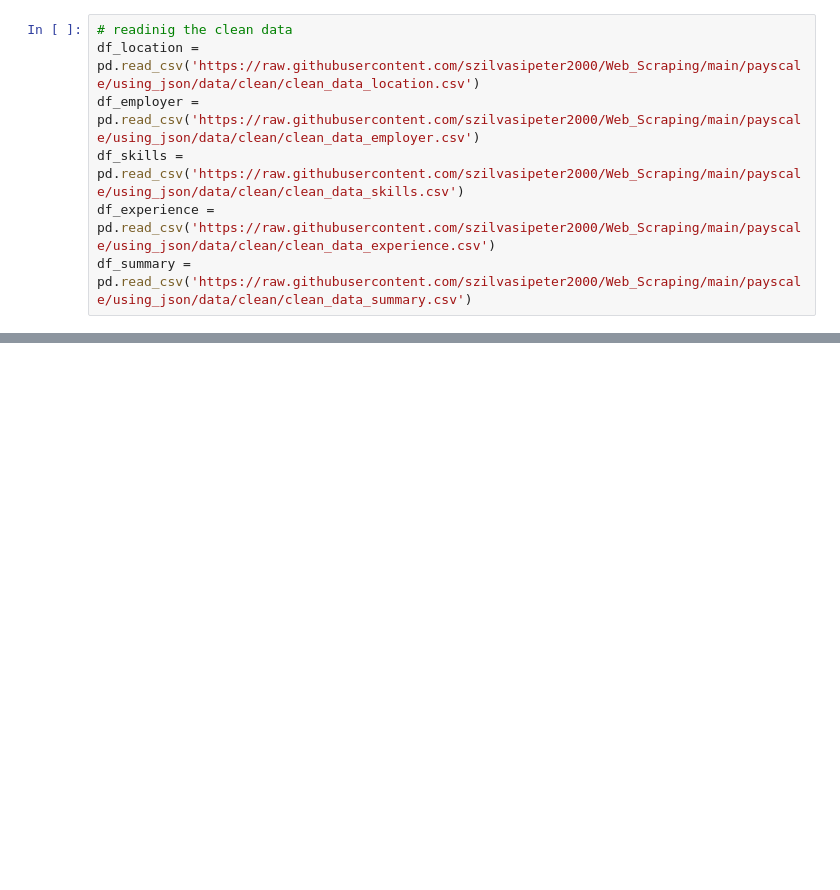
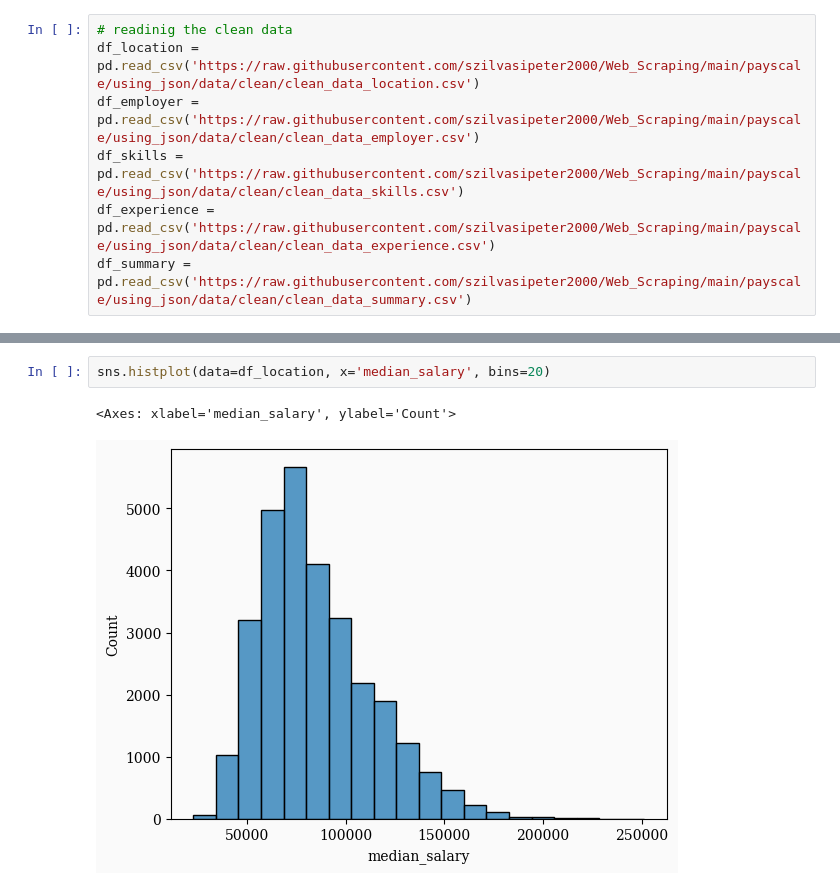
Before and after one commit to szilvasipeter2000/Web_Scraping, a Jupyter notebook: payscale/using_json/eda.ipynb, the cells around one changed output, grey strips where cells are left out. Cells and saved outputs as stored; diff of their text form; blank space fills up the shorter version.

```diff
--- a/payscale/using_json/eda.ipynb
+++ b/payscale/using_json/eda.ipynb
@@ -69,0 +58,5 @@ Name: city, Length: 1784, dtype: int64
+# %%
+sns.histplot(data=df_location, x='median_salary', bins=20)
+# %% [output]
+<Axes: xlabel='median_salary', ylabel='Count'>
+[figure, added]
```
Also changed, not shown: parts of 51 cells of this notebook, 1 other file.
